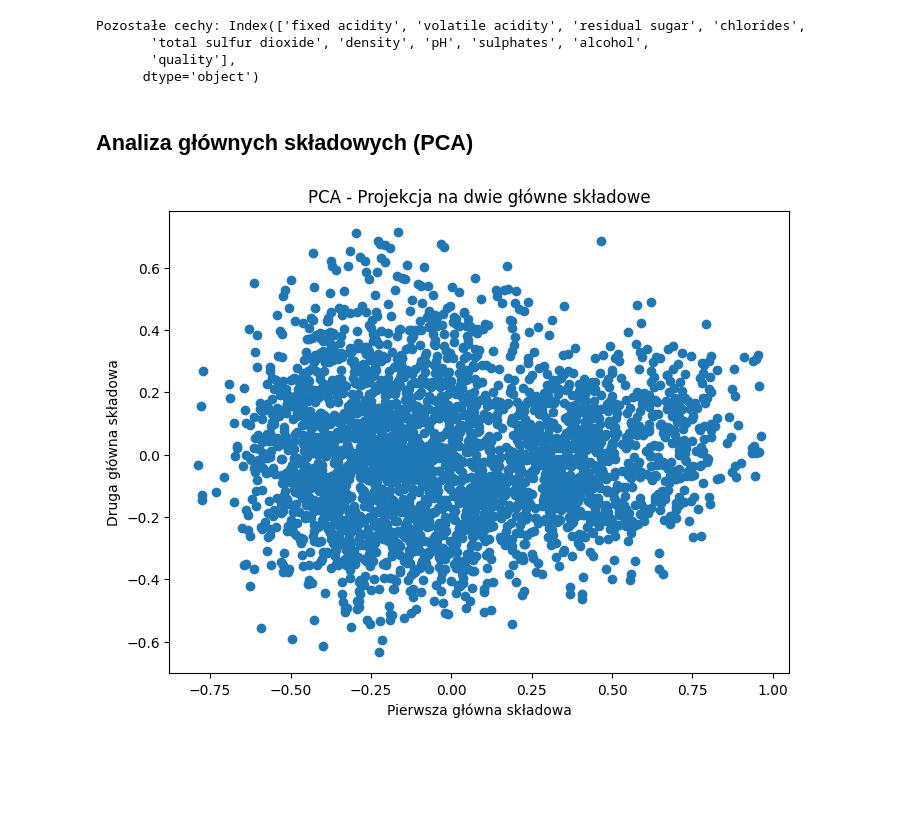
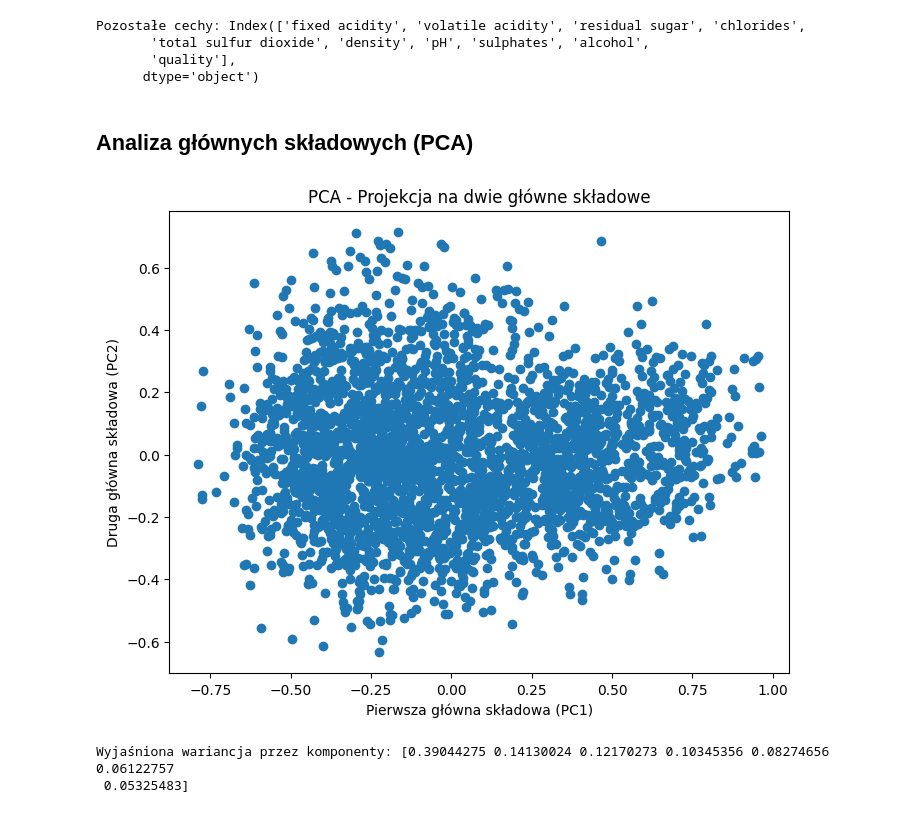
Before and after one commit to karomatusiak/pum_projekt, a Jupyter notebook: preprocessing.ipynb, the cells around one changed output. Cells and saved outputs as stored; diff of their text form; code cells hidden in the pictures; blank space fills up the shorter version.

```diff
--- a/preprocessing.ipynb
+++ b/preprocessing.ipynb
@@ -46,7 +51,7 @@ df_wine_data.head()
 # %%
 # usuwamy duplikaty
 df_wine_data = df_wine_data.drop_duplicates()
-# %%
-# usuwanie niepożądanych znaków i konwersja na liczby
-for column in df_wine_data.columns:
-    df_wine_data[column] = df_wine_data[column].replace('[^0-9.]', '', regex=True).astype(float)
+# %%
+# konwersja kolumn 'chlorides', 'free sulfur dioxide', 'sulphates' na numeryczne
+for column in ['chlorides', 'free sulfur dioxide', 'sulphates']:
+    df_wine_data[column] = pd.to_numeric(df_wine_data[column], errors='coerce')
@@ -52,0 +80,3 @@ for column in df_wine_data.columns:
+# %%
+# obsługa brakujących wartości przez wypełnienie medianą
+df_wine_data.fillna(df_wine_data.median(), inplace=True)
@@ -118,21 +173,25 @@ Pozostałe cechy: Index(['fixed acidity', 'volatile acidity', 'residual sugar',
 # %%
 data_cleaned_reduced = data_cleaned_reduced.dropna()
 # %% [markdown]
-## **Analiza głównych składowych (PCA)**
+## Analiza głównych składowych (PCA)
 # %%
 # wybranie kolumn numerycznych (z wyłączeniem celu)
-features = data_cleaned_reduced.columns.difference(['quality'])
+features = data_cleaned_reduced.drop(columns=['quality'])
 
 # wykonanie PCA
-pca = PCA(n_components=2)
-X_pca = pca.fit_transform(data_cleaned_reduced[features])
+pca = PCA(n_components=0.95)  # zachowanie 95% wariancji
+X_pca = pca.fit_transform(features)
 
-# wizualizacja wyników PCA
 plt.figure(figsize=(8, 6))
 plt.scatter(X_pca[:, 0], X_pca[:, 1])
-plt.xlabel('Pierwsza główna składowa')
-plt.ylabel('Druga główna składowa')
+plt.xlabel('Pierwsza główna składowa (PC1)')
+plt.ylabel('Druga główna składowa (PC2)')
 plt.title('PCA - Projekcja na dwie główne składowe')
 plt.show()
 # %% [output]
-[figure, old version]
+[figure, new version]
+# %%
+print("Wyjaśniona wariancja przez komponenty:", pca.explained_variance_ratio_)
+# %% [output]
+Wyjaśniona wariancja przez komponenty: [0.39044275 0.14130024 0.12170273 0.10345356 0.08274656 0.06122757
+ 0.05325483]
```
Also changed, not shown: parts of 13 cells of this notebook.
